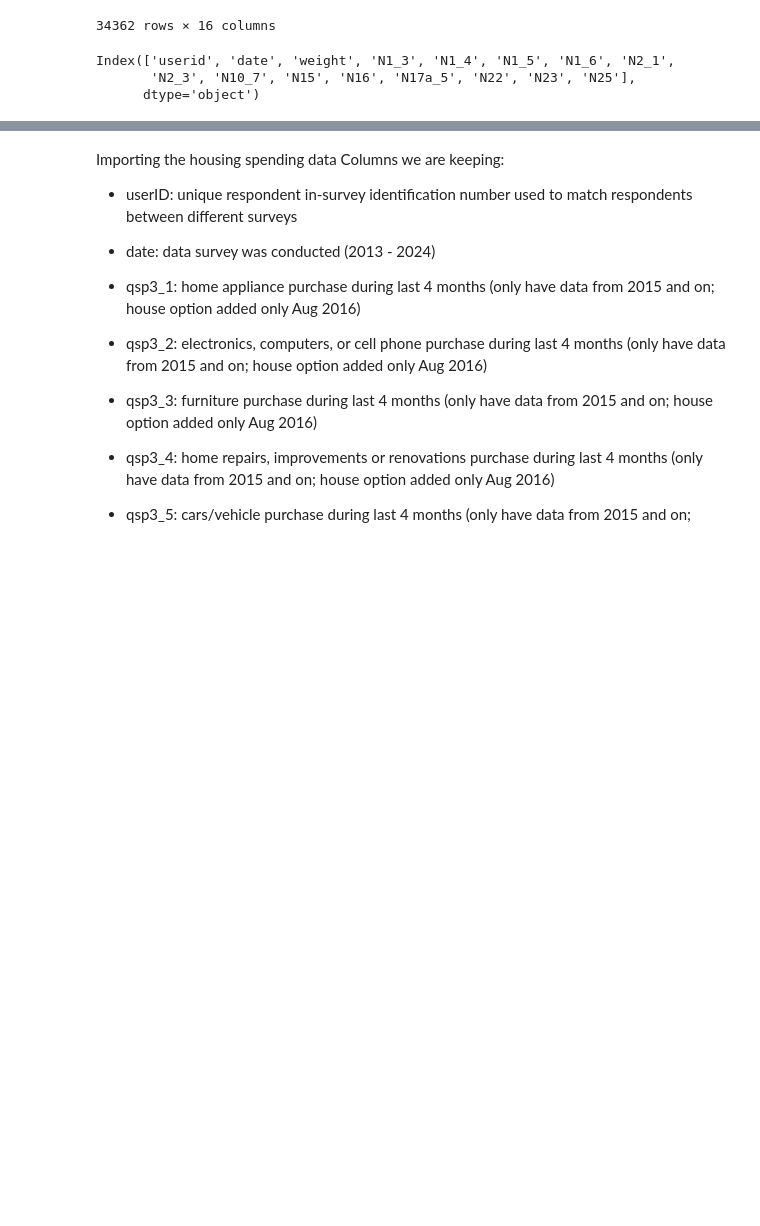
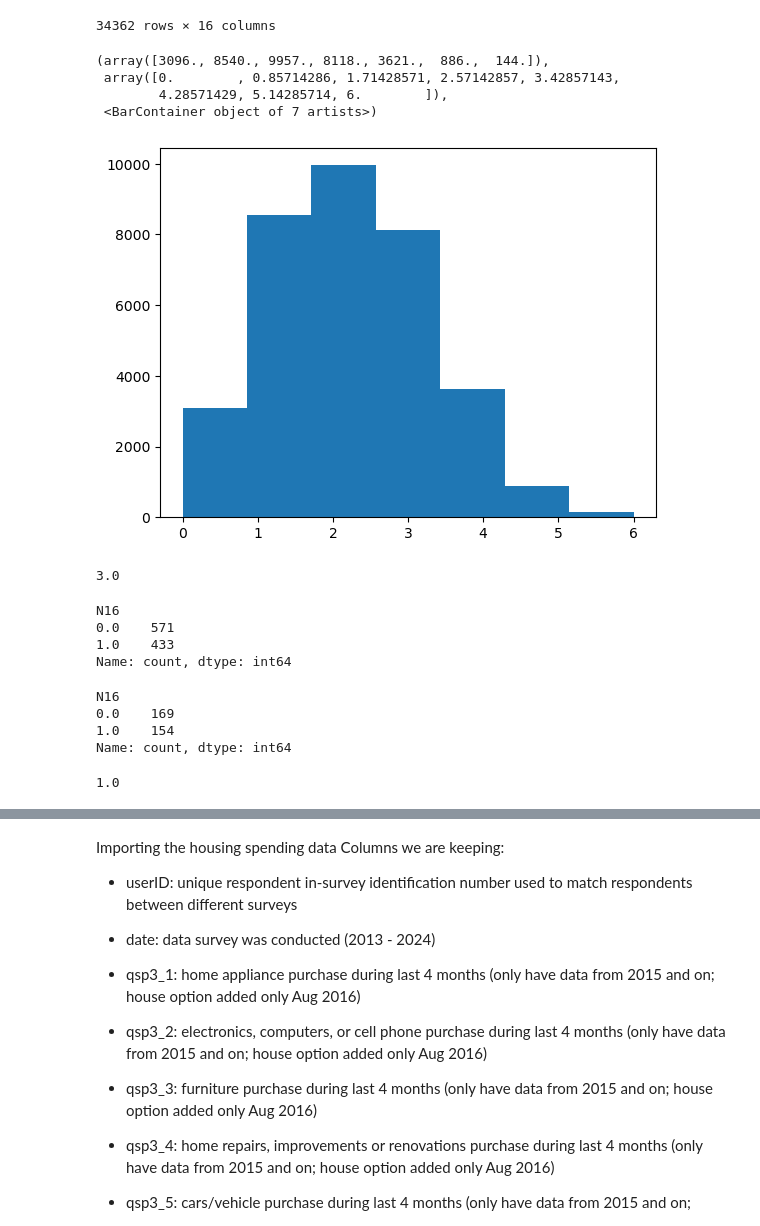
Before and after one commit to yzhao2433/LoanDelinquencyProject, a Jupyter notebook: HW2_datasetExploration.ipynb, the cells around one changed output, grey strips where cells are left out. Cells and saved outputs as stored; diff of their text form; code cells hidden in the pictures; blank space fills up the shorter version.

```diff
--- a/HW2_datasetExploration.ipynb
+++ b/HW2_datasetExploration.ipynb
@@ -56,9 +69,40 @@ reduced_credit_df
 | 34360 | 75017586 | 202402 | 0.545003 | 1 | 0 | 0 | 0 | 19000.0 | 52000.0 | NaN | 0.0 | ... |
 | 34361 | 75017613 | 202402 | 0.382379 | 1 | 0 | 1 | 0 | NaN | 95000.0 | NaN | 0.0 | ... |
 34362 rows × 16 columns
-# %%
-reduced_credit_df.columns
-# %% [output]
-Index(['userid', 'date', 'weight', 'N1_3', 'N1_4', 'N1_5', 'N1_6', 'N2_1',
-       'N2_3', 'N10_7', 'N15', 'N16', 'N17a_5', 'N22', 'N23', 'N25'],
-      dtype='object')
+# %%
+# can also do if you have a loan above a certain amount
+credit_df["loan_count"] = credit_df["N1_1"] + credit_df["N1_2"] + credit_df["N1_3"] + credit_df["N1_4"] + credit_df["N1_5"] + credit_df["N1_6"]
+# %%
+plt.hist(credit_df["loan_count"], bins = 7)
+# %% [output]
+(array([3096., 8540., 9957., 8118., 3621.,  886.,  144.]),
+ array([0.        , 0.85714286, 1.71428571, 2.57142857, 3.42857143,
+        4.28571429, 5.14285714, 6.        ]),
+ <BarContainer object of 7 artists>)
+[figure, added]
+# %%
+credit_df["loan_count"].quantile(0.8)
+# %% [output]
+3.0
+# %%
+high_num_loans = credit_df[(credit_df["loan_count"]>=credit_df["loan_count"].quantile(0.8))]
+high_num_loans["N16"].value_counts()
+# 0.43127 have late payment of over 90 days
+# %% [output]
+N16
+0.0    571
+1.0    433
+Name: count, dtype: int64
+# %%
+low_num_loans = credit_df[(credit_df["loan_count"]<=credit_df["loan_count"].quantile(0.2))]
+low_num_loans["N16"].value_counts()
+# 0.47678 have late payment for over 90 days
+# %% [output]
+N16
+0.0    169
+1.0    154
+Name: count, dtype: int64
+# %%
+credit_df["loan_count"].quantile(0.2)
+# %% [output]
+1.0
```
Also changed, not shown: parts of 24 cells of this notebook, 1 other file.
